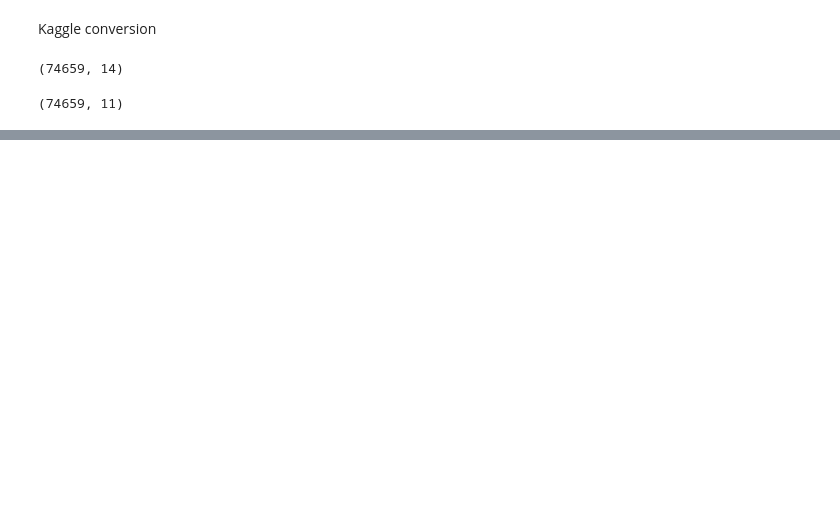
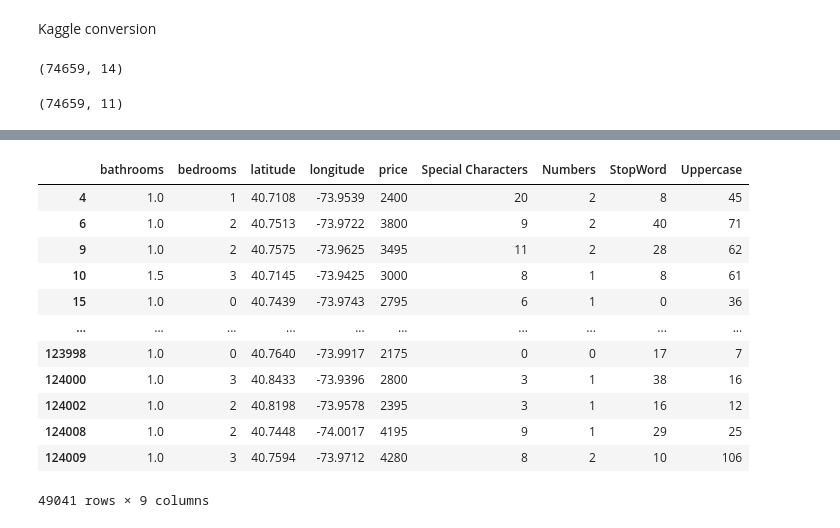
Before and after one commit to SinaKhalili/kaggle-data-analysis, a Jupyter notebook: classifiers_svm.ipynb, the cells around one changed output, grey strips where cells are left out. Drawn from its saved outputs; the diff is of its cells as text; code cells hidden in the pictures; blank space fills up the shorter version.

```diff
--- a/classifiers_svm.ipynb
+++ b/classifiers_svm.ipynb
@@ -301,0 +496,16 @@ test_df_listings = df_clean
+# %%
+df_X
+# %% [output]
+|  | bathrooms | bedrooms | latitude | longitude | price | Special Characters | Numbers | StopWord | Uppercase |
+| 4 | 1.0 | 1 | 40.7108 | -73.9539 | 2400 | 20 | 2 | 8 | 45 |
+| 6 | 1.0 | 2 | 40.7513 | -73.9722 | 3800 | 9 | 2 | 40 | 71 |
+| 9 | 1.0 | 2 | 40.7575 | -73.9625 | 3495 | 11 | 2 | 28 | 62 |
+| 10 | 1.5 | 3 | 40.7145 | -73.9425 | 3000 | 8 | 1 | 8 | 61 |
+| 15 | 1.0 | 0 | 40.7439 | -73.9743 | 2795 | 6 | 1 | 0 | 36 |
+| ... | ... | ... | ... | ... | ... | ... | ... | ... | ... |
+| 123998 | 1.0 | 0 | 40.7640 | -73.9917 | 2175 | 0 | 0 | 17 | 7 |
+| 124000 | 1.0 | 3 | 40.8433 | -73.9396 | 2800 | 3 | 1 | 38 | 16 |
+| 124002 | 1.0 | 2 | 40.8198 | -73.9578 | 2395 | 3 | 1 | 16 | 12 |
+| 124008 | 1.0 | 2 | 40.7448 | -74.0017 | 4195 | 9 | 1 | 29 | 25 |
+| 124009 | 1.0 | 3 | 40.7594 | -73.9712 | 4280 | 8 | 2 | 10 | 106 |
+49041 rows × 9 columns
```
Also changed, not shown: parts of 39 cells of this notebook.
